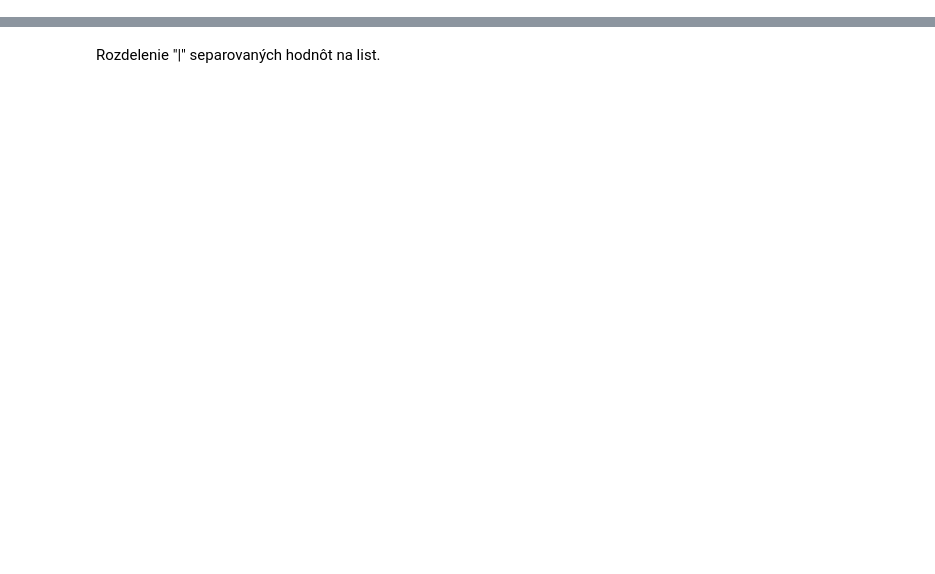
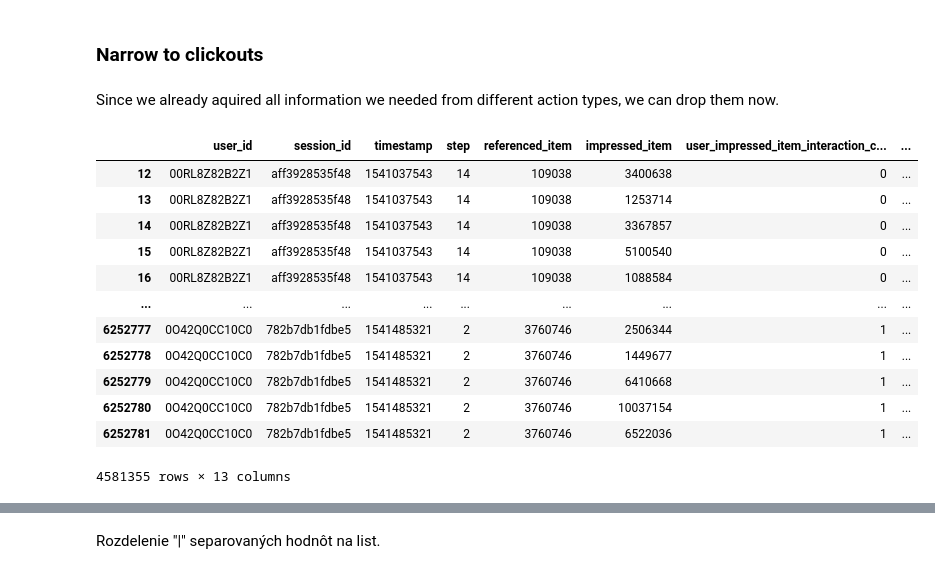
Before and after one commit to MCFreddie777/2019, a Jupyter notebook: src/notebooks/preprocess.ipynb, the cells around one changed output, grey strips where cells are left out. Drawn from its saved outputs; the diff is of its cells as text; code cells hidden in the pictures; blank space fills up the shorter version.

```diff
--- a/src/notebooks/preprocess.ipynb
+++ b/src/notebooks/preprocess.ipynb
@@ -48,0 +103,18 @@ df_meta.head(5)
+# %%
+df_chunk.loc[:, "prices"] = np.where(
+        df_chunk.prices.isna(),
+        "",
+        df_chunk.prices
+    )
+
+df_chunk = hf.explode(df_chunk, ['interacted_item', 'prices'])
+# %%
+# Rename prices since it represents single value now
+df_chunk = df_chunk.rename(columns={'prices': 'price'})
+
+# Don't need this column anymore as it
+df_chunk = df_chunk.drop(columns="impressions")
+# %%
+df_chunk = hf.reorder_column(df_chunk, df_chunk.columns.get_loc("interacted_item"), df_chunk.columns.get_loc("referenced_item") + 1)
+df_chunk = hf.reorder_column(df_chunk, df_chunk.columns.get_loc("price"), df_chunk.columns.get_loc("interacted_item") + 1)
+df_chunk
@@ -48,0 +141,11 @@ df_meta.head(5)
+# %%
+df_chunk.insert(
+    loc=df_chunk.columns.get_loc("interacted_item") + 1,  # Insert previous item after reference column
+    column='user_interacted_item_interaction_count',
+    value=(
+        df_chunk
+        .groupby(["user_id", "interacted_item"])
+        .cumcount()
+    )
+)
+df_chunk
@@ -48,0 +166,24 @@ df_meta.head(5)
+# %% [markdown]
+### Narrow to clickouts
+# %% [markdown]
+Since we already aquired all information we needed from different action types, we can drop them now.
+# %%
+df_chunk = df_chunk[df_chunk.action_type == "clickout item"] \
+    .drop(columns="action_type") \
+    .rename(columns={"interacted_item": "impressed_item"}) \
+    .rename(columns={"user_interacted_item_interaction_count": "user_impressed_item_interaction_count"})
+df_chunk
+# %% [output]
+|  | user_id | session_id | timestamp | step | referenced_item | impressed_item | user_impressed_item_interaction_c... | ... |
+| 12 | 00RL8Z82B2Z1 | aff3928535f48 | 1541037543 | 14 | 109038 | 3400638 | 0 | ... |
+| 13 | 00RL8Z82B2Z1 | aff3928535f48 | 1541037543 | 14 | 109038 | 1253714 | 0 | ... |
+| 14 | 00RL8Z82B2Z1 | aff3928535f48 | 1541037543 | 14 | 109038 | 3367857 | 0 | ... |
+| 15 | 00RL8Z82B2Z1 | aff3928535f48 | 1541037543 | 14 | 109038 | 5100540 | 0 | ... |
+| 16 | 00RL8Z82B2Z1 | aff3928535f48 | 1541037543 | 14 | 109038 | 1088584 | 0 | ... |
+| ... | ... | ... | ... | ... | ... | ... | ... | ... |
+| 6252777 | 0O42Q0CC10C0 | 782b7db1fdbe5 | 1541485321 | 2 | 3760746 | 2506344 | 1 | ... |
+| 6252778 | 0O42Q0CC10C0 | 782b7db1fdbe5 | 1541485321 | 2 | 3760746 | 1449677 | 1 | ... |
+| 6252779 | 0O42Q0CC10C0 | 782b7db1fdbe5 | 1541485321 | 2 | 3760746 | 6410668 | 1 | ... |
+| 6252780 | 0O42Q0CC10C0 | 782b7db1fdbe5 | 1541485321 | 2 | 3760746 | 10037154 | 1 | ... |
+| 6252781 | 0O42Q0CC10C0 | 782b7db1fdbe5 | 1541485321 | 2 | 3760746 | 6522036 | 1 | ... |
+4581355 rows × 13 columns
```
Also changed, not shown: parts of 98 cells of this notebook.
